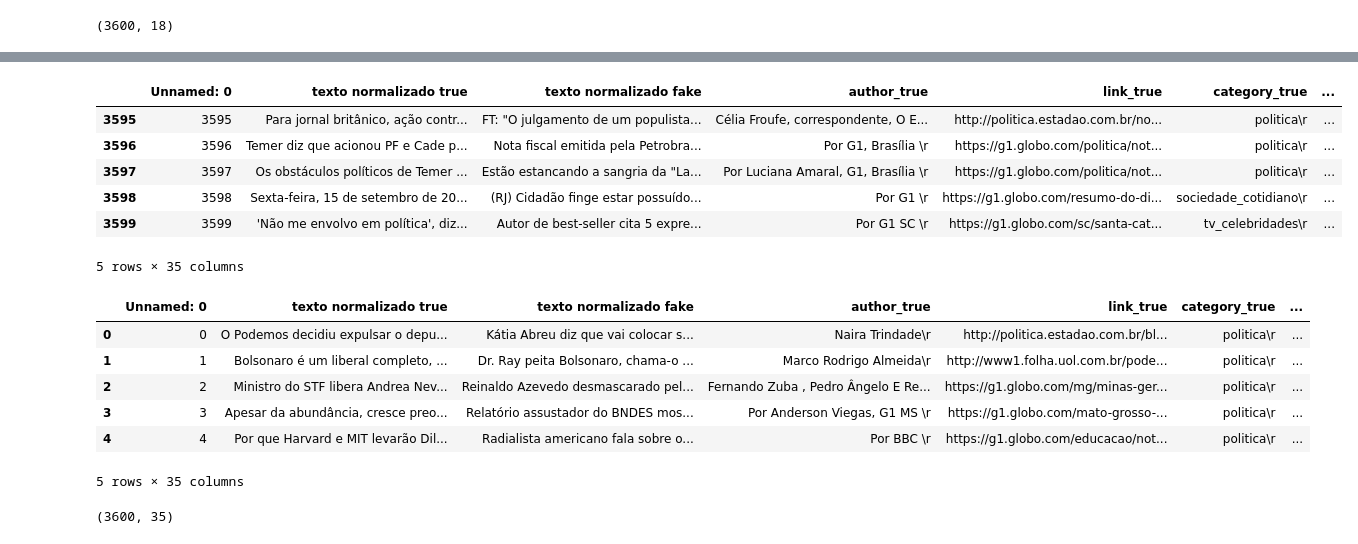
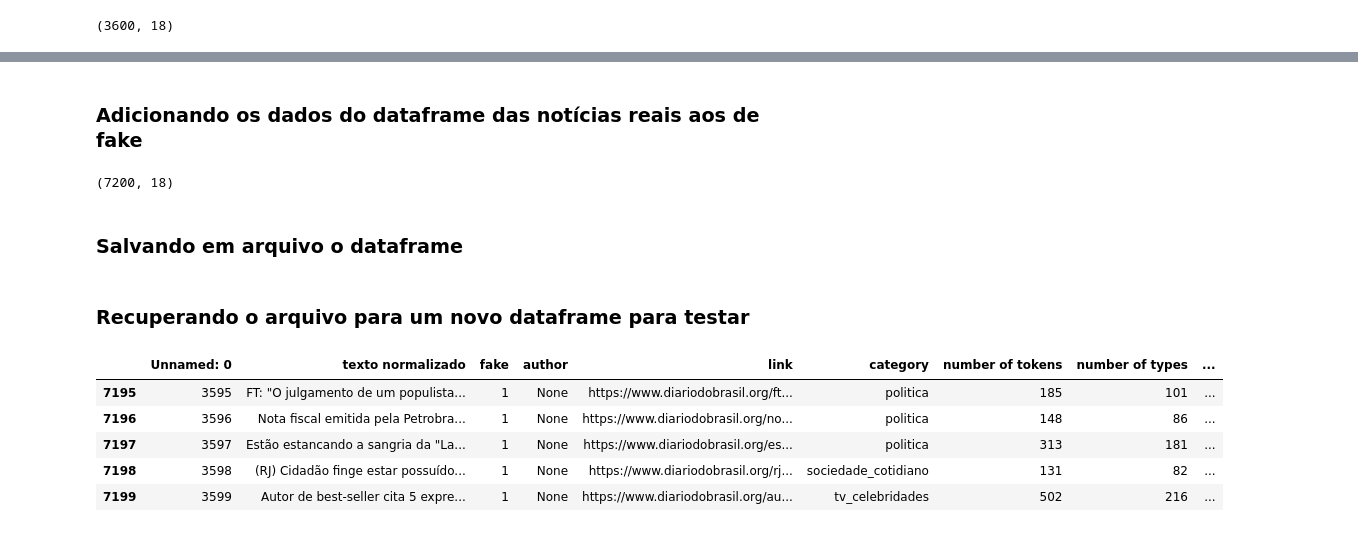
Before and after one commit to joaopaulopbjp/FakeNewsDetection, a Jupyter notebook: Fake News Prepara Arquivo Dados.ipynb, the cells around one changed output, grey strips where cells are left out. Saved outputs shown, nothing was run; the diff lists cells and outputs as text; code cells hidden in the pictures.

```diff
--- a/Fake News Prepara Arquivo Dados.ipynb
+++ b/Fake News Prepara Arquivo Dados.ipynb
@@ -255,0 +301,2 @@ df.tail()
+# %% [markdown]
+### Adicionando os dados do dataframe das notícias reais aos de fake
@@ -256 +305,7 @@ df.tail()
+# %%
+df_completo.shape
+# %% [output]
+(7200, 18)
+# %% [markdown]
+### Salvando em arquivo o dataframe
 # %%
@@ -258,12 +313,13 @@ df_new_2.to_csv('fake_news_fakebrcorpus.csv', sep=';', encoding='utf-8')
+# %% [markdown]
+### Recuperando o arquivo para um novo dataframe para testar
 # %%
-df_tratado = pd.read_csv('fake_news_fakebrcorpus.csv', sep=';', encoding='utf-8')
+df_recuperado = pd.read_csv('fake_news_fakebrcorpus.csv', sep=';', encoding='utf-8')
 # %%
-df_tratado.tail()
+df_recuperado.tail()
 # %% [output]
-|  | Unnamed: 0 | texto normalizado true | texto normalizado fake | author_true | link_true | category_true | ... |
-| 3595 | 3595 | Para jornal britânico, ação contr... | FT: "O julgamento de um populista... | Célia Froufe, correspondente, O E... | http://politica.estadao.com.br/no... | politica\r | ... |
-| 3596 | 3596 | Temer diz que acionou PF e Cade p... | Nota fiscal emitida pela Petrobra... | Por G1, Brasília \r | https://g1.globo.com/politica/not... | politica\r | ... |
-| 3597 | 3597 | Os obstáculos políticos de Temer ... | Estão estancando a sangria da "La... | Por Luciana Amaral, G1, Brasília \r | https://g1.globo.com/politica/not... | politica\r | ... |
-| 3598 | 3598 | Sexta-feira, 15 de setembro de 20... | (RJ) Cidadão finge estar possuído... | Por G1 \r | https://g1.globo.com/resumo-do-di... | sociedade_cotidiano\r | ... |
-| 3599 | 3599 | 'Não me envolvo em política', diz... | Autor de best-seller cita 5 expre... | Por G1 SC \r | https://g1.globo.com/sc/santa-cat... | tv_celebridades\r | ... |
+|  | Unnamed: 0 | texto normalizado | fake | author | link | category | number of tokens | number of types | ... |
+| 7195 | 3595 | FT: "O julgamento de um populista... | 1 | None | https://www.diariodobrasil.org/ft... | politica | 185 | 101 | ... |
+| 7196 | 3596 | Nota fiscal emitida pela Petrobra... | 1 | None | https://www.diariodobrasil.org/no... | politica | 148 | 86 | ... |
+| 7197 | 3597 | Estão estancando a sangria da "La... | 1 | None | https://www.diariodobrasil.org/es... | politica | 313 | 181 | ... |
+| 7198 | 3598 | (RJ) Cidadão finge estar possuído... | 1 | None | https://www.diariodobrasil.org/rj... | sociedade_cotidiano | 131 | 82 | ... |
+| 7199 | 3599 | Autor de best-seller cita 5 expre... | 1 | None | https://www.diariodobrasil.org/au... | tv_celebridades | 502 | 216 | ... |
-5 rows × 35 columns
@@ -272,14 +325,0 @@ df_politica = df_tratado.loc[df_tratado["category_true"]=='politica\r']
-# %%
-df_politica.head()
-# %% [output]
-|  | Unnamed: 0 | texto normalizado true | texto normalizado fake | author_true | link_true | category_true | ... |
-| 0 | 0 | O Podemos decidiu expulsar o depu... | Kátia Abreu diz que vai colocar s... | Naira Trindade\r | http://politica.estadao.com.br/bl... | politica\r | ... |
-| 1 | 1 | Bolsonaro é um liberal completo, ... | Dr. Ray peita Bolsonaro, chama-o ... | Marco Rodrigo Almeida\r | http://www1.folha.uol.com.br/pode... | politica\r | ... |
-| 2 | 2 | Ministro do STF libera Andrea Nev... | Reinaldo Azevedo desmascarado pel... | Fernando Zuba , Pedro Ângelo E Re... | https://g1.globo.com/mg/minas-ger... | politica\r | ... |
-| 3 | 3 | Apesar da abundância, cresce preo... | Relatório assustador do BNDES mos... | Por Anderson Viegas, G1 MS \r | https://g1.globo.com/mato-grosso-... | politica\r | ... |
-| 4 | 4 | Por que Harvard e MIT levarão Dil... | Radialista americano fala sobre o... | Por BBC \r | https://g1.globo.com/educacao/not... | politica\r | ... |
-5 rows × 35 columns
-# %%
-df_tratado.shape
-# %% [output]
-(3600, 35)
```
Also changed, not shown: parts of 27 cells of this notebook.
